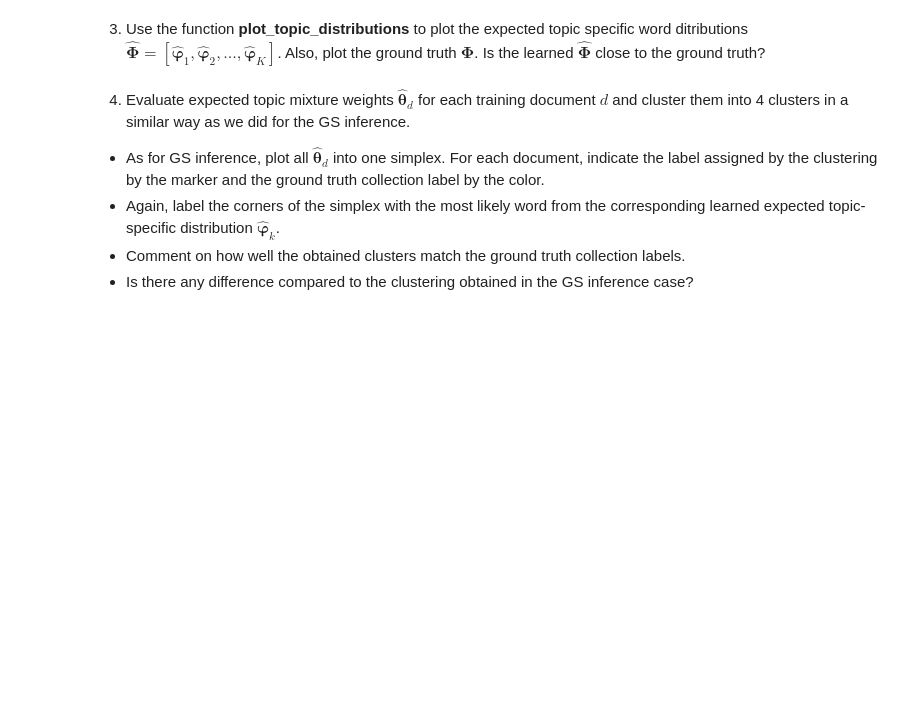
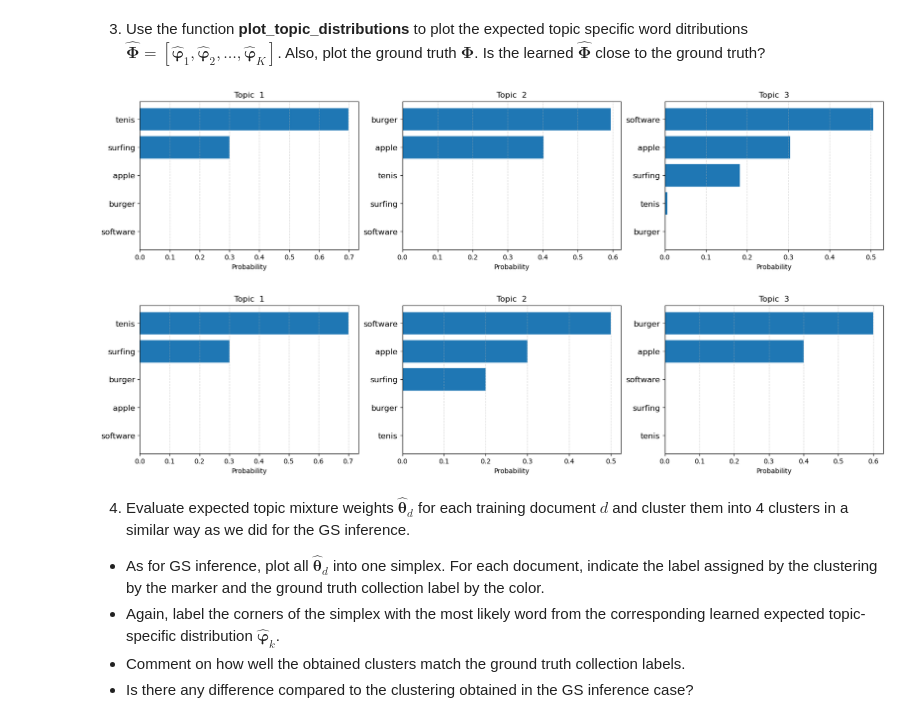
Before and after one commit to davidchocholaty/BUT-FIT-BAYa, a Jupyter notebook: BAYa_Assignment2024_LDA.ipynb, the cells around one changed output. Cells and saved outputs as stored; diff of their text form; code cells hidden in the pictures; blank space fills up the shorter version.

```diff
--- a/BAYa_Assignment2024_LDA.ipynb
+++ b/BAYa_Assignment2024_LDA.ipynb
@@ -622,3 +628,11 @@ expected topic specific word ditributions $\boldsymbol{\hat{\Phi}} = [\boldsymbo
+# %%
+Phi_vb = beta / np.sum(beta, axis=1).reshape(-1, 1)
+
+plot_topic_distributions(Phi_vb, vocabulary)
+plot_topic_distributions(Phi_gt, vocabulary)
+# %% [output]
+[figure, added]
+[figure, added]
 # %% [markdown]
 4. Evaluate expected topic mixture weights $\boldsymbol{\hat{\theta}}_d$ for each training document $d$ and cluster them into 4 clusters in a similar way as we did for the GS inference.
  * As for GS inference, plot all $\boldsymbol{\hat{\theta}}_d$ into one simplex. For each document, indicate the label assigned by the clustering by the marker and the ground truth collection label by the color.
```
Also changed, not shown: parts of 16 cells of this notebook.
